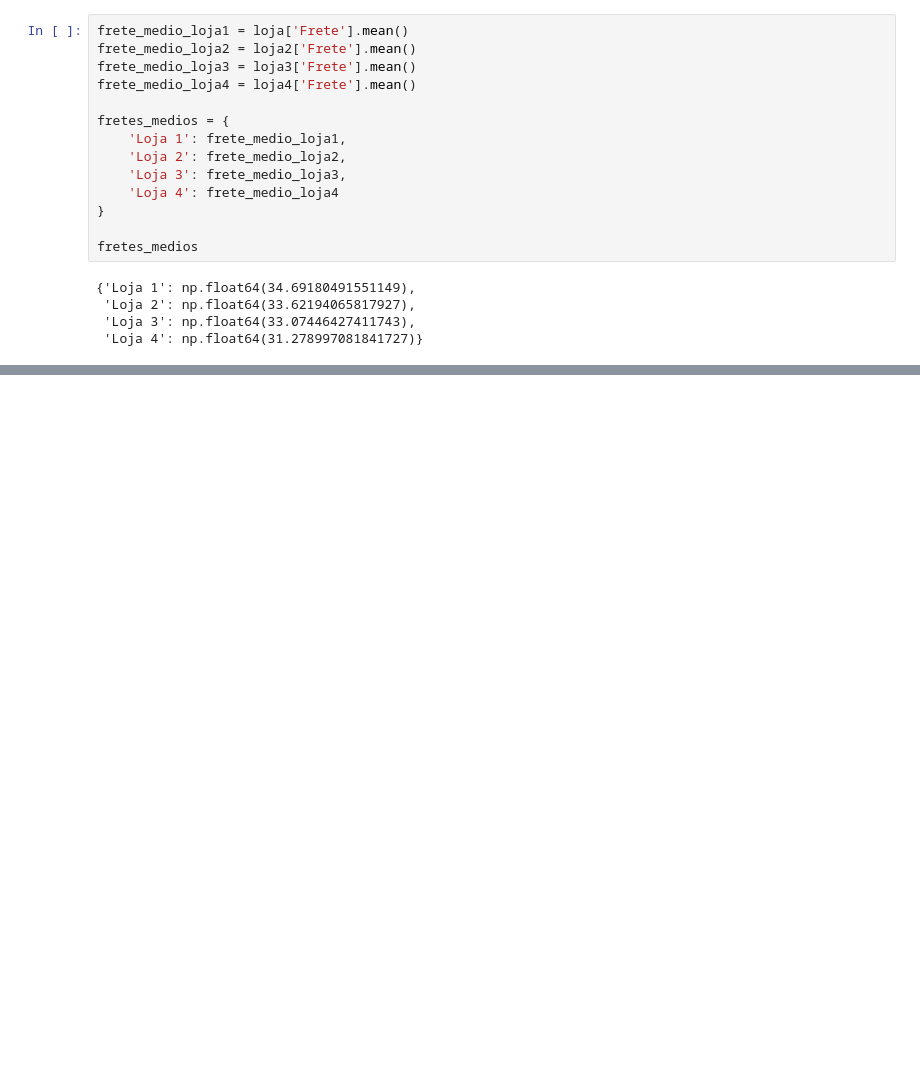
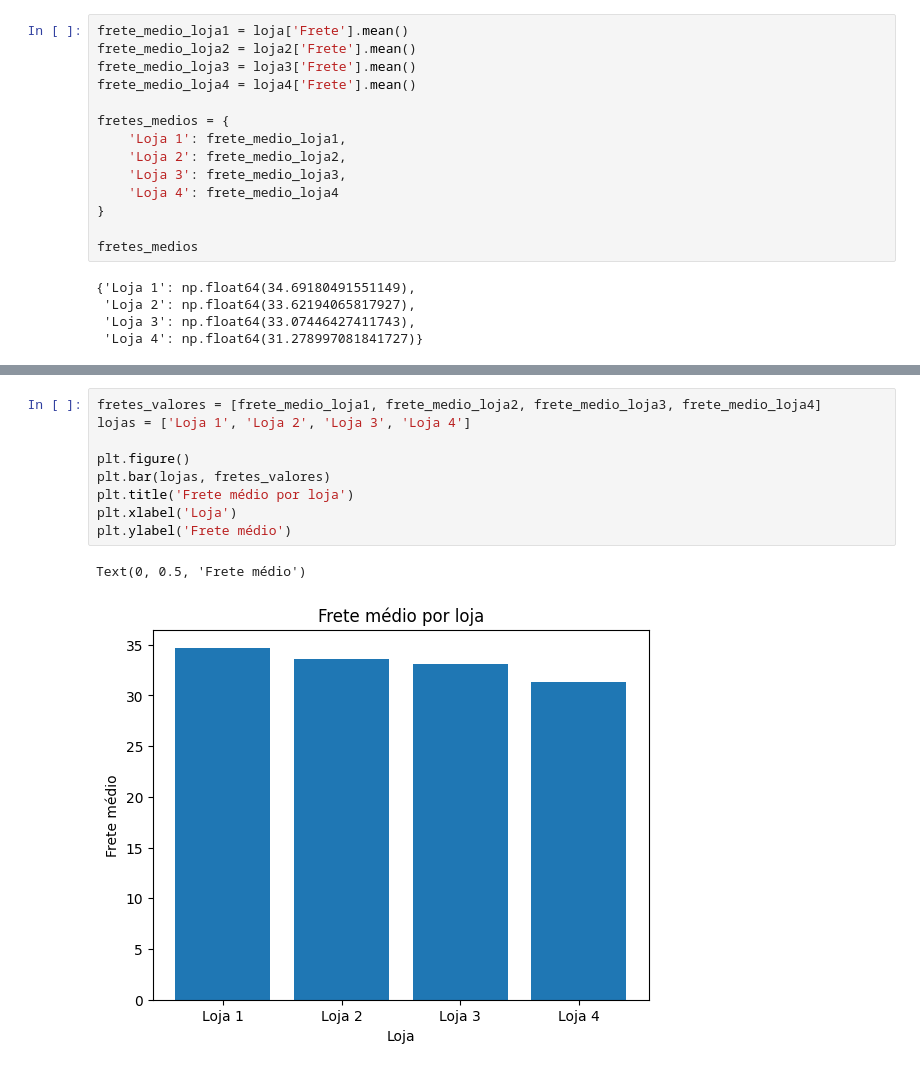
Before and after one commit to JeffersonSenaa/ONE-Challenger-1-Data-Science, a Jupyter notebook: AluraStoreBr.ipynb, the cells around one changed output, grey strips where cells are left out. Cells and saved outputs as stored; diff of their text form; blank space fills up the shorter version.

```diff
--- a/AluraStoreBr.ipynb
+++ b/AluraStoreBr.ipynb
@@ -182,0 +218,12 @@ fretes_medios
+# %%
+fretes_valores = [frete_medio_loja1, frete_medio_loja2, frete_medio_loja3, frete_medio_loja4]
+lojas = ['Loja 1', 'Loja 2', 'Loja 3', 'Loja 4']
+
+plt.figure()
+plt.bar(lojas, fretes_valores)
+plt.title('Frete médio por loja')
+plt.xlabel('Loja')
+plt.ylabel('Frete médio')
+# %% [output]
+Text(0, 0.5, 'Frete médio')
+[figure, added]
```
Also changed, not shown: parts of 8 cells of this notebook.
